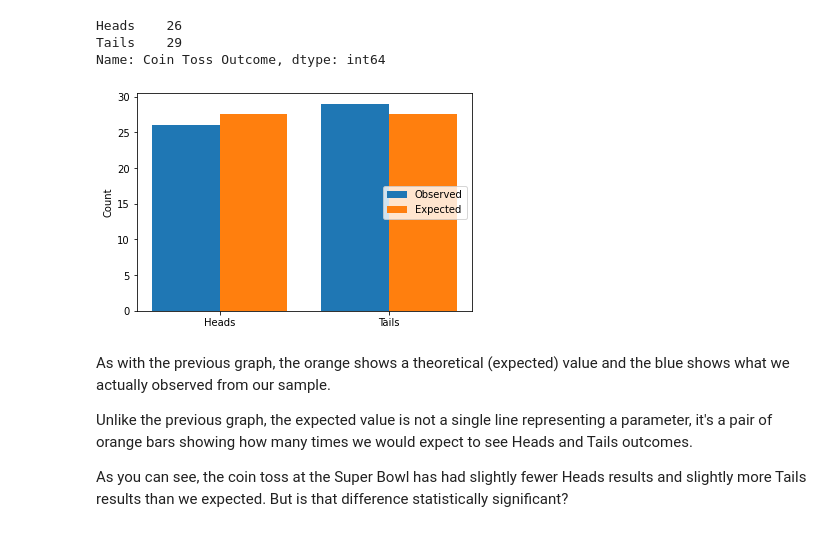
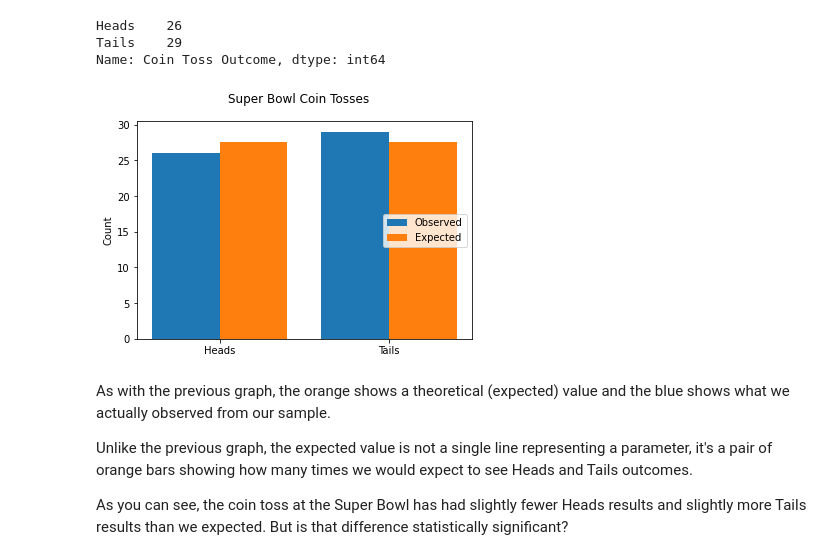
Before and after one commit to learn-co-curriculum/dsc-chi-square, a Jupyter notebook: index.ipynb, the cells around one changed output. Drawn from its saved outputs; the diff is of its cells as text; code cells hidden in the pictures.

Commit message:
copy edits, add more graphs, match theory to coin flip example

```diff
--- a/index.ipynb
+++ b/index.ipynb
@@ -87,27 +87,28 @@ Name: Coin Toss Outcome, dtype: int64
 # %%
 fig, ax = plt.subplots()
 
 # Extract observed counts
-observed = coin_toss_counts.values
+fair_coin_observed = coin_toss_counts.values
 # Heads and tails each expected half the time
-expected = [sum(coin_toss_counts)/2, sum(coin_toss_counts)/2]
+fair_coin_expected = [sum(coin_toss_counts)/2, sum(coin_toss_counts)/2]
 
 # Placeholder data for display purposes; you can ignore these values
 x = np.array([0, 5])
 offset = 1
 bar_width = 2
 
 # Plot bars
-ax.bar(x-offset, observed, bar_width, label="Observed")
-ax.bar(x+offset, expected, bar_width, label="Expected")
+ax.bar(x-offset, fair_coin_observed, bar_width, label="Observed")
+ax.bar(x+offset, fair_coin_expected, bar_width, label="Expected")
 
 # Customize appearance
 ax.set_xticks(x)
 ax.set_xticklabels(["Heads", "Tails"])
 ax.set_ylabel("Count")
-ax.legend(loc="right");
+ax.legend(loc="right")
+fig.suptitle("Super Bowl Coin Tosses");
 # %% [output]
-[figure, old version]
+[figure, new version]
 # %% [markdown]
 As with the previous graph, the orange shows a theoretical (expected) value and the blue shows what we actually observed from our sample.
 
```
Also changed, not shown: parts of 22 cells of this notebook, 10 other files.
